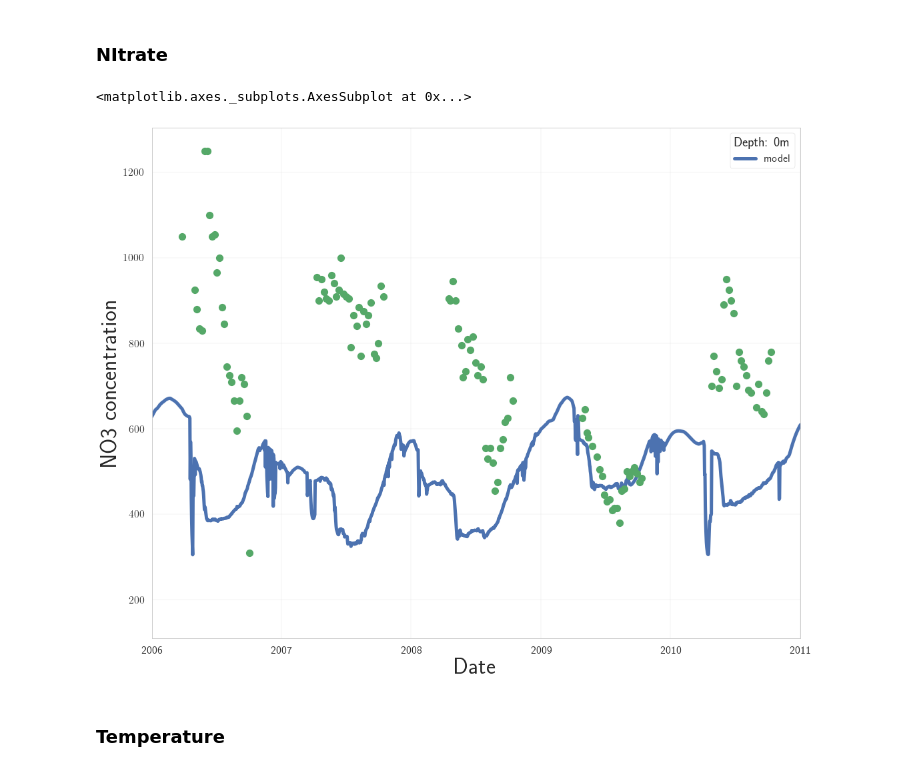
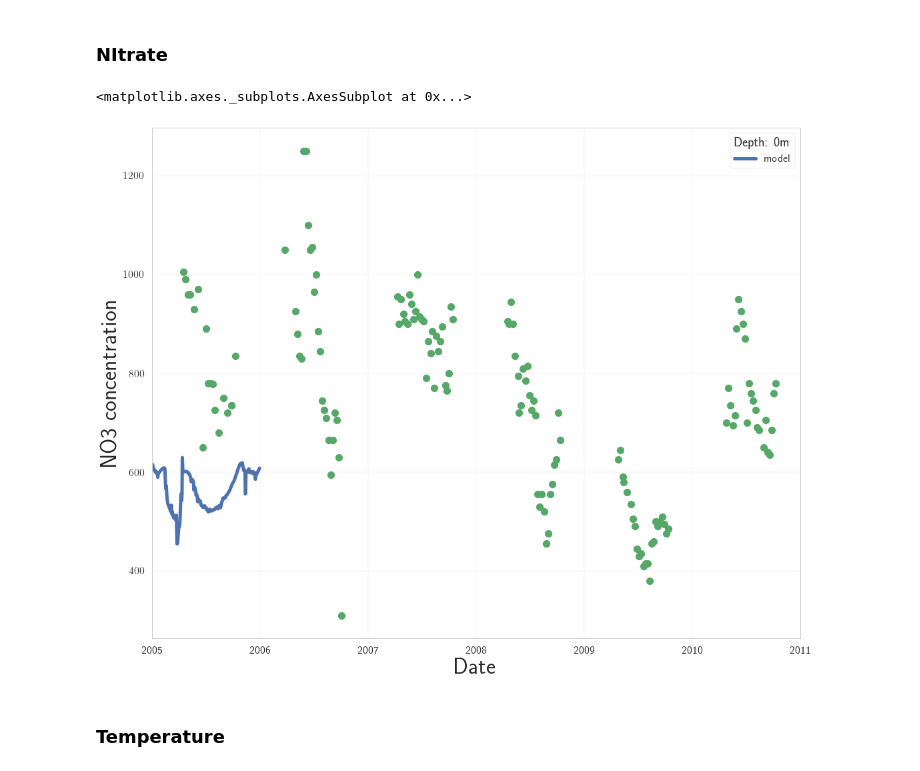
Before and after one commit to biogeochemistry/MyLake_v2_Vansjo, a Jupyter notebook: Postproc_code/Data.ipynb, the cells around one changed output. Saved outputs shown, nothing was run; the diff lists cells and outputs as text; code cells hidden in the pictures.

```diff
--- a/Postproc_code/Data.ipynb
+++ b/Postproc_code/Data.ipynb
@@ -36,7 +36,7 @@ str(datetime.now())
 # %%
 df = data.read_data('Vansjo/VAN1_data_2017_02_28_10_55.xlsx')
 # %%
-plotter = ResultsPlotter(f='../IO/MyLakeResults.mat')
+plotter = ResultsPlotter(f='../IO/test.mat')
 # %% [markdown]
 ### Phosphorus
 # %%
@@ -104,11 +104,11 @@ for d in [0,5,10,15,20,25, 30, 35, 40]:
 # %% [markdown]
 ### NItrate
 # %%
-ax = plotter.plot_fit_wc(['NO3'], depth=0, dstart='2006-01-01', dend='2011-01-01', factor=14/62)
+ax = plotter.plot_fit_wc(['NO3'], depth=0, dstart='2005-01-01', dend='2011-01-01', factor=14/62)
 data.plot_depth(df, 'NO3-N', depth=0, ax=ax)
 # %% [output]
 <matplotlib.axes._subplots.AxesSubplot at 0x...>
-[figure, old version]
+[figure, new version]
 # %% [markdown]
 ### Temperature
 # %%
```
Also changed, not shown: parts of 7 cells of this notebook, 9 other files.
